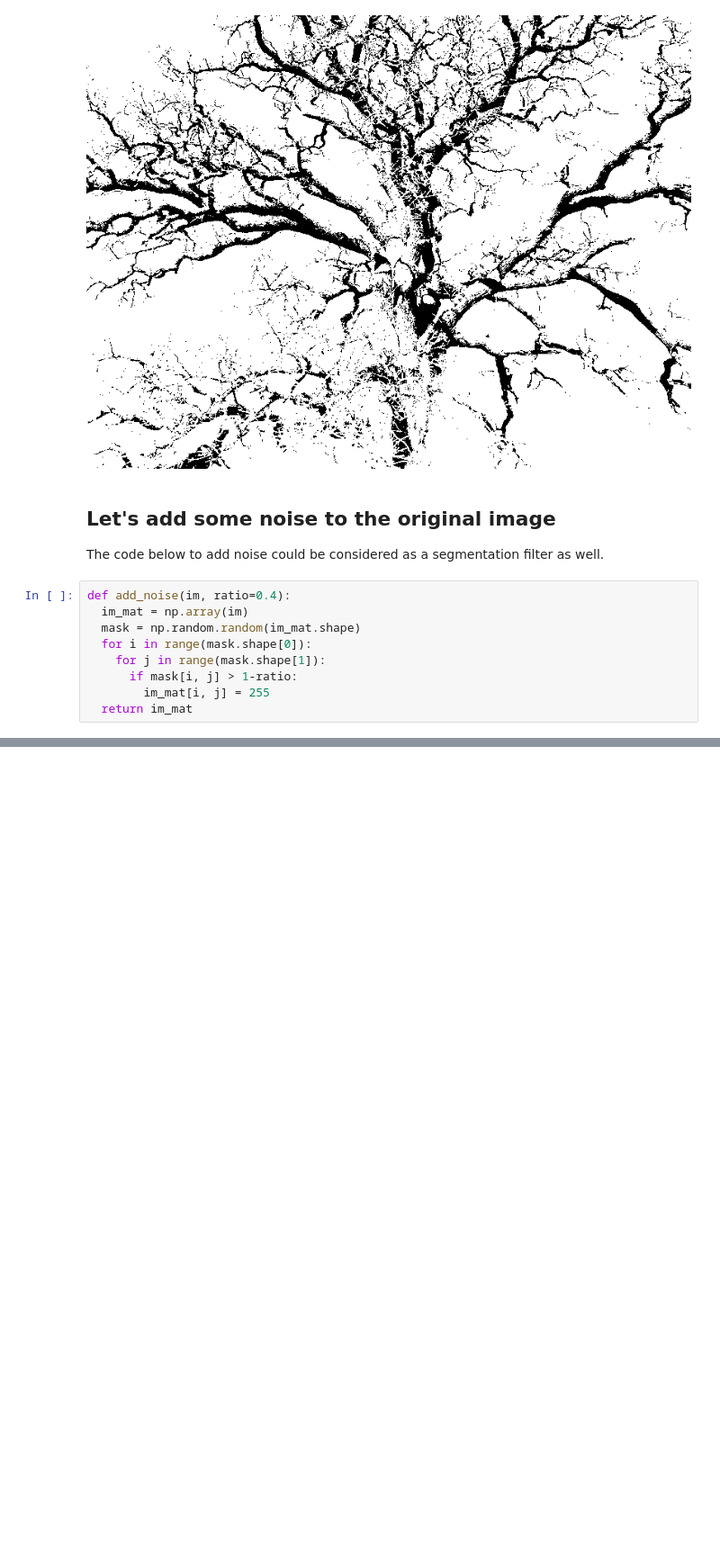
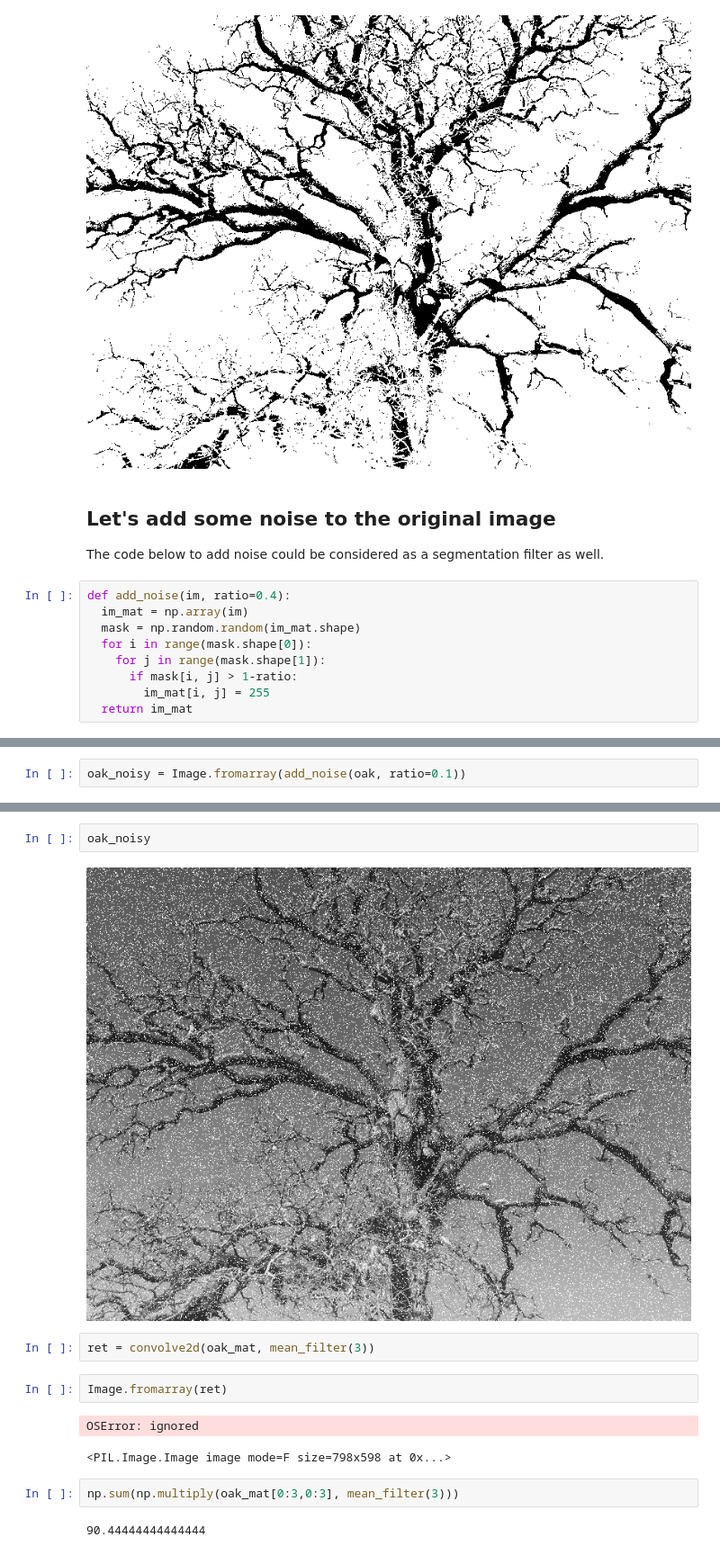
Before and after one commit to jtao/VIST271, a Jupyter notebook: Image_Filtering.ipynb, the cells around one changed output, grey strips where cells are left out. Shown at 90% size. Drawn from its saved outputs; the diff is of its cells as text; blank space fills up the shorter version.

```diff
--- a/Image_Filtering.ipynb
+++ b/Image_Filtering.ipynb
@@ -534,0 +93,2 @@ There is always a trade off between removing noise and preserving the edges of a
+# %%
+oak_noisy = Image.fromarray(add_noise(oak, ratio=0.1))
@@ -534,0 +214,15 @@ There is always a trade off between removing noise and preserving the edges of a
+# %%
+oak_noisy
+# %% [output]
+[figure, added]
+# %%
+ret = convolve2d(oak_mat, mean_filter(3))
+# %%
+Image.fromarray(ret)
+# %% [output]
+OSError: ignored
+<PIL.Image.Image image mode=F size=798x598 at 0x...>
+# %%
+np.sum(np.multiply(oak_mat[0:3,0:3], mean_filter(3)))
+# %% [output]
+90.44444444444444
```
Also changed, not shown: parts of 56 cells of this notebook.
